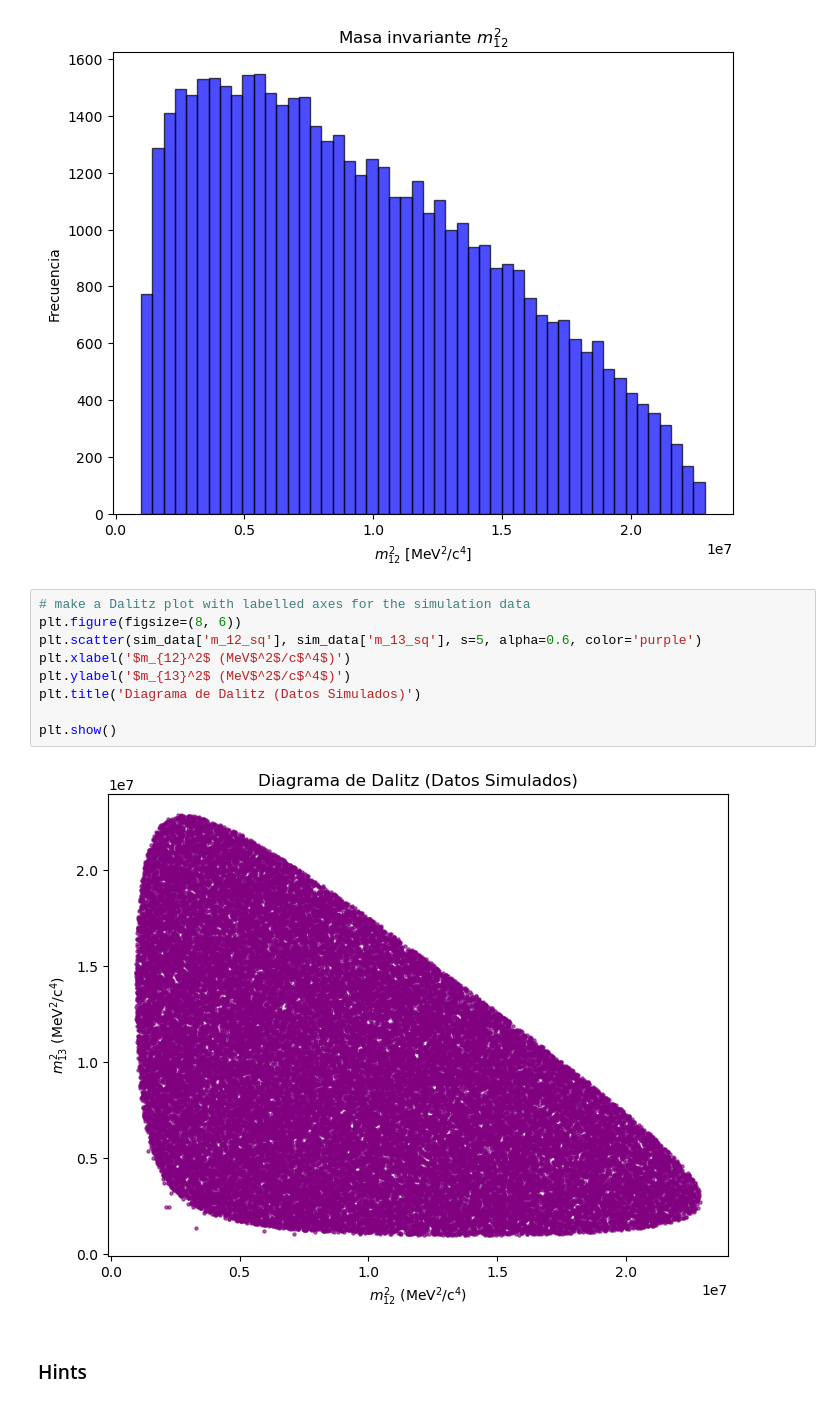
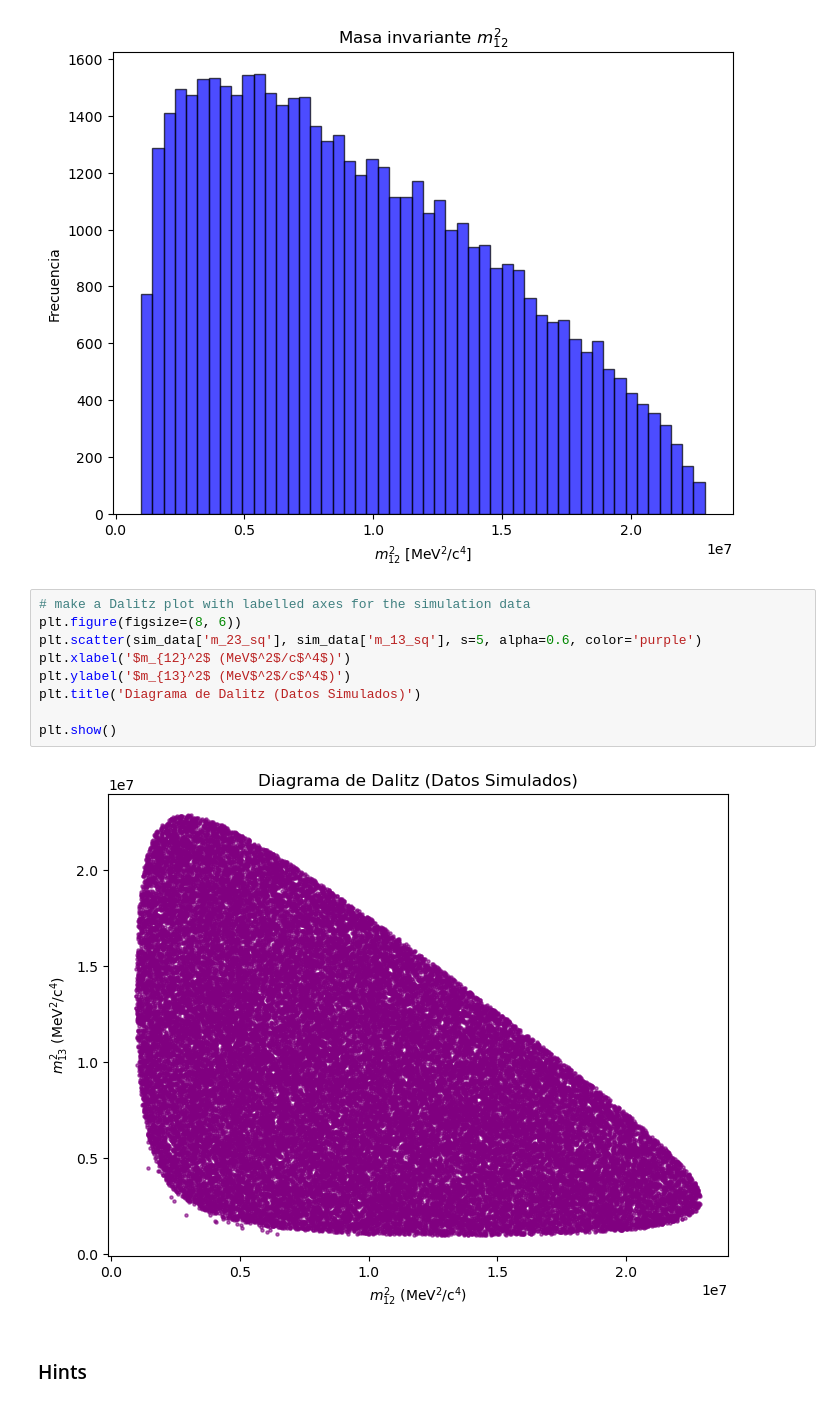
Before and after one commit to JFernando6321/LHCb-Hackathon, a Jupyter notebook: LHCb_Open_Data_Project_PWF.ipynb, the cells around one changed output. Saved outputs shown, nothing was run; the diff lists cells and outputs as text.

```diff
--- a/LHCb_Open_Data_Project_PWF.ipynb
+++ b/LHCb_Open_Data_Project_PWF.ipynb
@@ -608,14 +651,14 @@ plt.show()
 # %%
 # make a Dalitz plot with labelled axes for the simulation data
 plt.figure(figsize=(8, 6))
-plt.scatter(sim_data['m_12_sq'], sim_data['m_13_sq'], s=5, alpha=0.6, color='purple')
+plt.scatter(sim_data['m_23_sq'], sim_data['m_13_sq'], s=5, alpha=0.6, color='purple')
 plt.xlabel('$m_{12}^2$ (MeV$^2$/c$^4$)')
 plt.ylabel('$m_{13}^2$ (MeV$^2$/c$^4$)')
 plt.title('Diagrama de Dalitz (Datos Simulados)')
 
 plt.show()
 # %% [output]
-[figure, old version]
+[figure, new version]
 # %% [markdown]
 ### Hints
 # %% [markdown]
```
Also changed, not shown: parts of 22 cells of this notebook.
